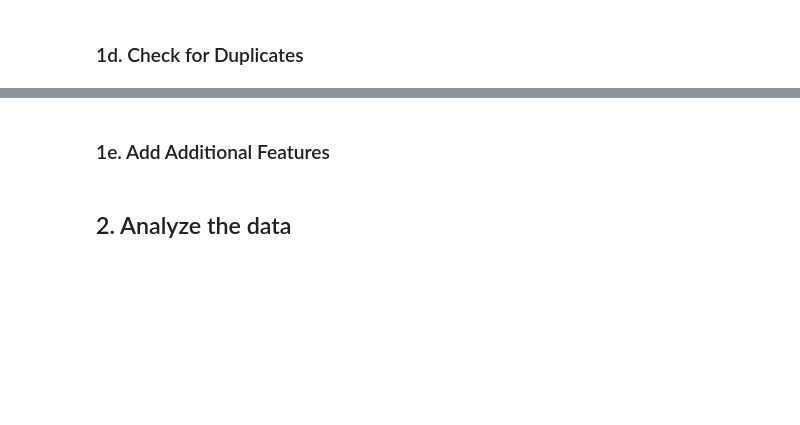
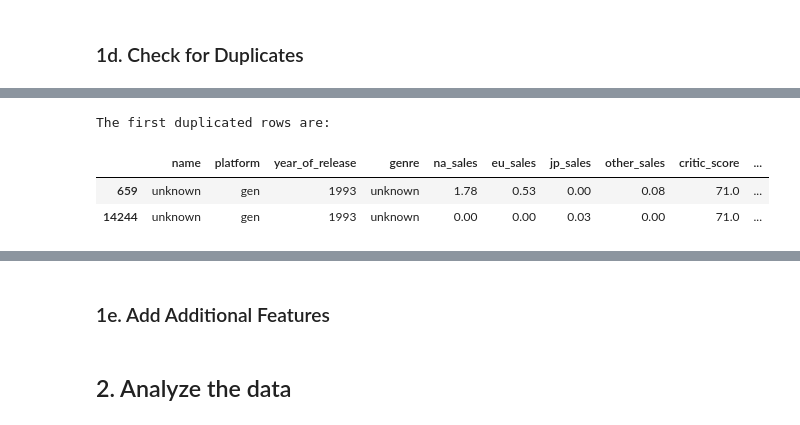
Before and after one commit to kellyshreeve/Forecasting-Global-Video-Game-Preference, a Jupyter notebook: Data Analysis.ipynb, the cells around one changed output, grey strips where cells are left out. Cells and saved outputs as stored; diff of their text form; code cells hidden in the pictures; blank space fills up the shorter version.

```diff
--- a/Data Analysis.ipynb
+++ b/Data Analysis.ipynb
@@ -169,0 +315,9 @@ There are user_scores present for other instances of jp_sales close to zero. It
+# %%
+# Display the original row and duplicate for the first duplicated row
+print('The first duplicated rows are:')
+display(vg[(vg['name']=='unknown') & (vg['platform']=='gen') & (vg['year_of_release']==1993)])
+# %% [output]
+The first duplicated rows are:
+|  | name | platform | year_of_release | genre | na_sales | eu_sales | jp_sales | other_sales | critic_score | ... |
+| 659 | unknown | gen | 1993 | unknown | 1.78 | 0.53 | 0.00 | 0.08 | 71.0 | ... |
+| 14244 | unknown | gen | 1993 | unknown | 0.00 | 0.00 | 0.03 | 0.00 | 71.0 | ... |
```
Also changed, not shown: parts of 35 cells of this notebook.
